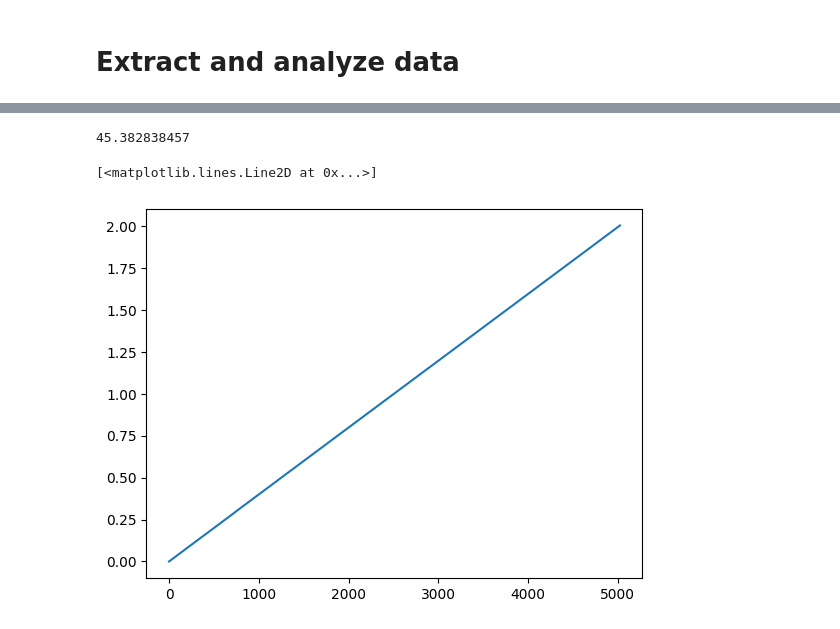
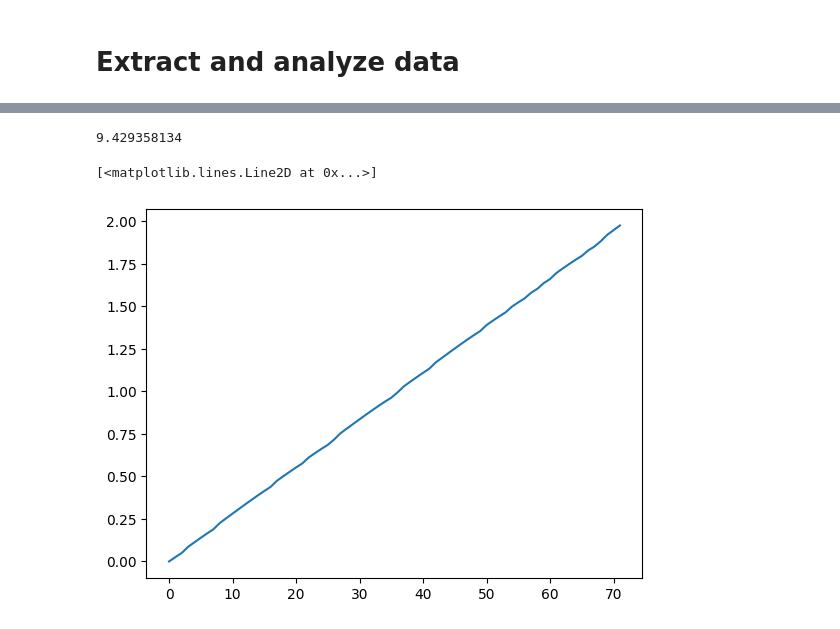
Before and after one commit to nick-lambert/fsm-exps, a Jupyter notebook: test_fsm_sin.ipynb, the cells around one changed output, grey strips where cells are left out. Saved outputs shown, nothing was run; the diff lists cells and outputs as text; code cells hidden in the pictures.

```diff
--- a/test_fsm_sin.ipynb
+++ b/test_fsm_sin.ipynb
@@ -163,5 +175,6 @@ exp_dir = 'sin-mod'
 exp_path = Path(f'{cwd}/data/{exp_dir}')  # Replace with the actual directory path
 
 cam_data_fnames = sorted(glob.glob(str(exp_path/'campupil*20250129*.fits')))
-fsm_data_fnames = sorted(glob.glob(str(exp_path/'dm00disp00*20250128*.fits')))
-cam_data_fnames
+fsm_data_fnames = sorted(glob.glob(str(exp_path/'dm00disp10*20250129*.fits')))
+# cam_data_fnames
+# fsm_data_fnames
@@ -193,8 +188,12 @@ frames = []
 cam_times = []
 for fname in cam_data_fnames:
     frames.append(fits.getdata(fname))
-    cam_times.append(float(fname.split("_")[1][12:-5])/1e9)
+    t_hr = float(fname.split("_")[1][8:10])
+    t_min = float(fname.split("_")[1][10:12])
+    t_sec = float(fname.split("_")[1][12:-5])/1e9
+    cam_times.append( 3600*t_hr + 60*t_min + t_sec )
 frames = np.array(frames)
 cam_times = np.array(cam_times)
-cam_times = cam_times - cam_times[0]
+cam_start = cam_times[0]
+rel_cam_times = cam_times - fsm_start
 # %% [output]
@@ -207,14 +211,18 @@ fsm_commands = []
 fsm_times = []
 for fname in fsm_data_fnames:
     fsm_commands.append(fits.getdata(fname))
-    fsm_times.append(float(fname.split("_")[1][12:-5])/1e9)
+    t_hr = float(fname.split("_")[1][8:10])
+    t_min = float(fname.split("_")[1][10:12])
+    t_sec = float(fname.split("_")[1][12:-5])/1e9
+    fsm_times.append( 3600*t_hr + 60*t_min + t_sec )
 fsm_commands = np.array(fsm_commands)
 fsm_times = np.array(fsm_times)
-fsm_times = fsm_times - cam_times[0]
+fsm_start = fsm_times[0]
+rel_fsm_times = fsm_times - fsm_start
 # %% [output]
-45.382838457
+9.429358134
 # %%
-plt.plot(cam_times)
+plt.plot(rel_fsm_times)
 # %% [output]
 [<matplotlib.lines.Line2D at 0x...>]
-[figure, old version]
+[figure, new version]
```
Also changed, not shown: parts of 22 cells of this notebook.
